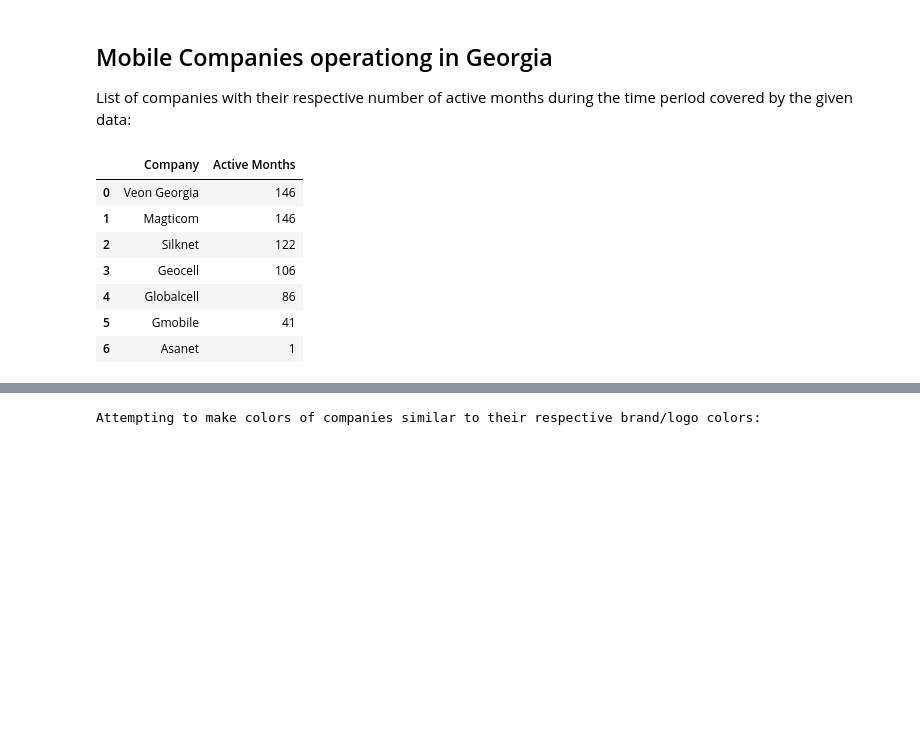
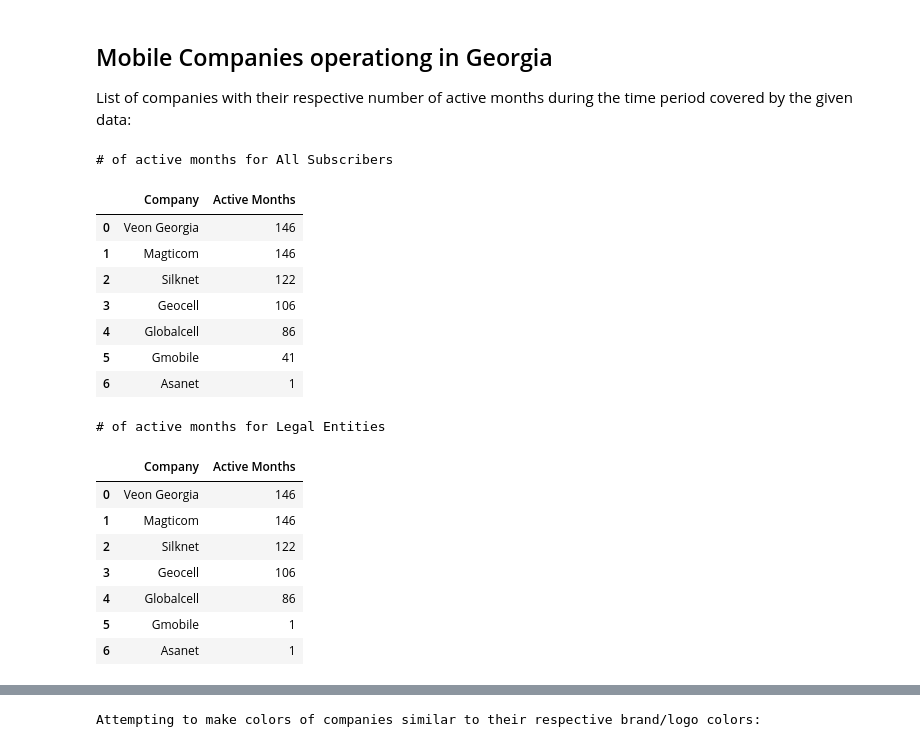
Before and after one commit to sentinel-1/mobile_subscribers_Georgia, a Jupyter notebook: ASA (Atractiveness Score Analysis).ipynb, the cells around one changed output, grey strips where cells are left out. Saved outputs shown, nothing was run; the diff lists cells and outputs as text; code cells hidden in the pictures; blank space fills up the shorter version.

```diff
--- a/ASA (Atractiveness Score Analysis).ipynb
+++ b/ASA (Atractiveness Score Analysis).ipynb
@@ -147,11 +154,17 @@ Given data covers the interval of time from January 2010 to February 2022 (inclu
 
 List of companies with their respective number of active months during the time period covered by the given data:
 # %%
-display(all_df['Company']
-        .value_counts()
-        .reset_index()
-        .rename({"Company": "Active Months", "index": "Company"}, axis=1))
+def get_active_monts_df(df: pd.DataFrame) -> pd.DataFrame:
+    return (df['Company']
+            .value_counts()
+            .reset_index()
+            .rename({"Company": "Active Months", "index": "Company"}, axis=1))
+
+all_df_active_months = get_active_monts_df(all_df)
+print("# of active months for All Subscribers")
+display(all_df_active_months)
 # %% [output]
+# of active months for All Subscribers
 |  | Company | Active Months |
 | 0 | Veon Georgia | 146 |
 | 1 | Magticom | 146 |
@@ -160,3 +173,17 @@ display(all_df['Company']
 | 4 | Globalcell | 86 |
 | 5 | Gmobile | 41 |
 | 6 | Asanet | 1 |
+# %%
+legal_entities_df_active_months = get_active_monts_df(legal_entities_df)
+print("# of active months for Legal Entities")
+display(legal_entities_df_active_months)
+# %% [output]
+# of active months for Legal Entities
+|  | Company | Active Months |
+| 0 | Veon Georgia | 146 |
+| 1 | Magticom | 146 |
+| 2 | Silknet | 122 |
+| 3 | Geocell | 106 |
+| 4 | Globalcell | 86 |
+| 5 | Gmobile | 1 |
+| 6 | Asanet | 1 |
```
Also changed, not shown: parts of 22 cells of this notebook, 3 other files.
